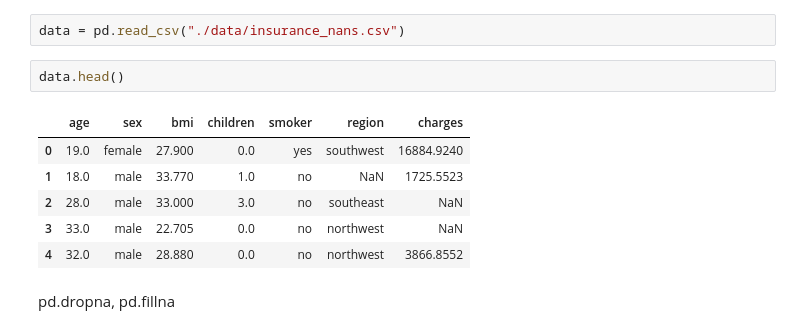
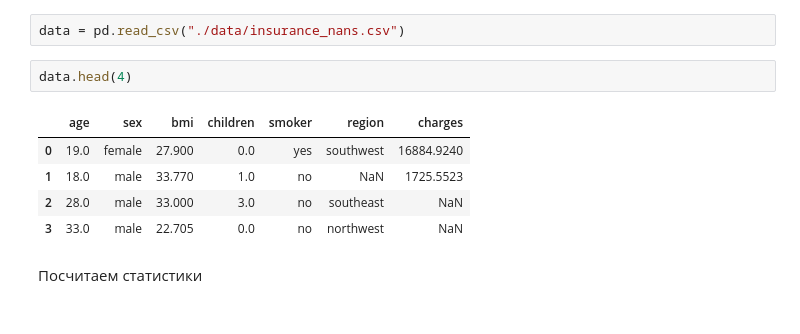
Before and after one commit to rykachevskiy/239, a Jupyter notebook: 4.Other_ml_models/data preparation.ipynb, the cells around one changed output. Saved outputs shown, nothing was run; the diff lists cells and outputs as text.

```diff
--- a/4.Other_ml_models/data preparation.ipynb
+++ b/4.Other_ml_models/data preparation.ipynb
@@ -8,13 +13,12 @@ import matplotlib.pyplot as plt
 # %%
 data = pd.read_csv("./data/insurance_nans.csv")
 # %%
-data.head()
+data.head(4)
 # %% [output]
 |  | age | sex | bmi | children | smoker | region | charges |
 | 0 | 19.0 | female | 27.900 | 0.0 | yes | southwest | 16884.9240 |
 | 1 | 18.0 | male | 33.770 | 1.0 | no | NaN | 1725.5523 |
 | 2 | 28.0 | male | 33.000 | 3.0 | no | southeast | NaN |
 | 3 | 33.0 | male | 22.705 | 0.0 | no | northwest | NaN |
-| 4 | 32.0 | male | 28.880 | 0.0 | no | northwest | 3866.8552 |
-# %% [markdown]
-pd.dropna, pd.fillna
+# %% [markdown]
+Посчитаем статистики
```
Also changed, not shown: parts of 47 cells of this notebook, 1 other file.
